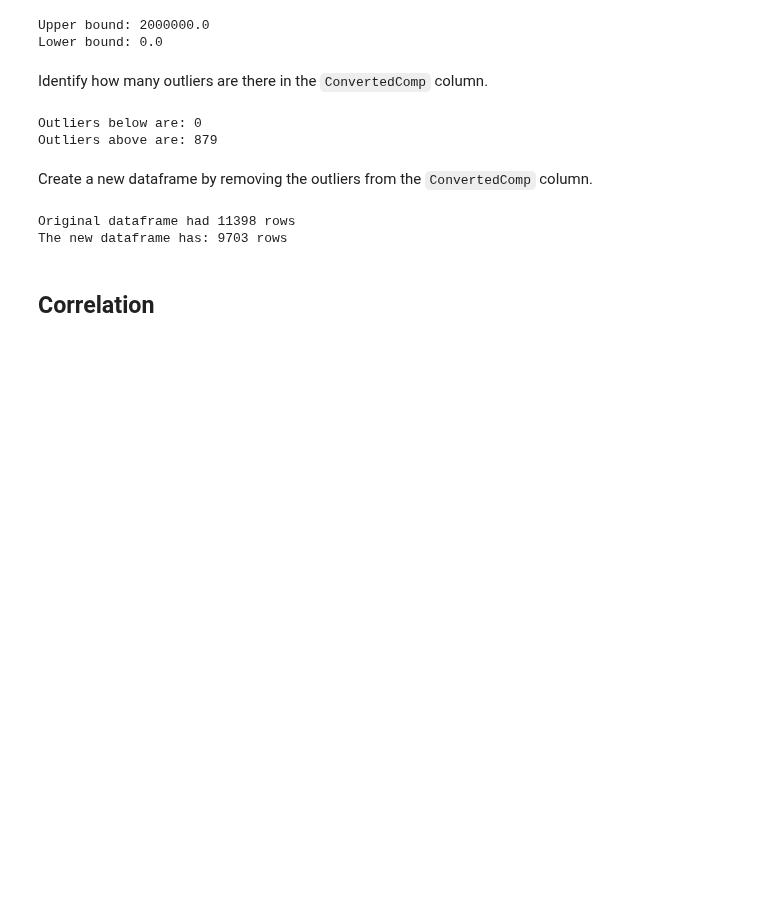
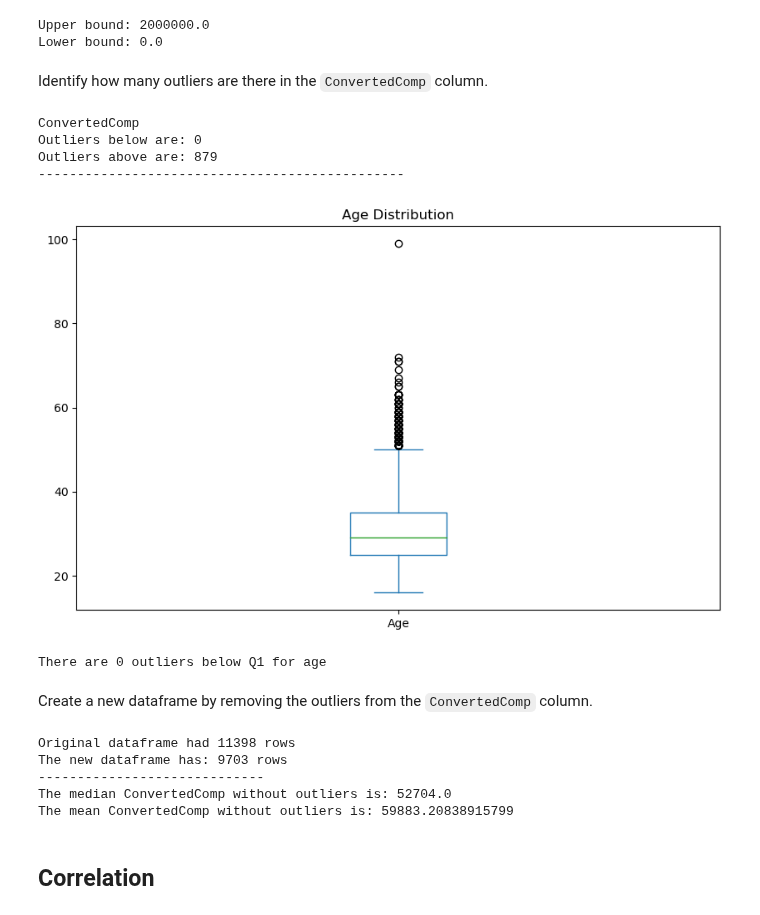
Before and after one commit to fredrickodhis/CourseraSimpleDataExploration, a Jupyter notebook: M3ExploratoryDataAnalysis-lab.ipynb, the cells around one changed output. Drawn from its saved outputs; the diff is of its cells as text; code cells hidden in the pictures; blank space fills up the shorter version.

```diff
--- a/M3ExploratoryDataAnalysis-lab.ipynb
+++ b/M3ExploratoryDataAnalysis-lab.ipynb
@@ -170,15 +174,27 @@ Identify how many outliers are there in the `ConvertedComp` column.
 # %%
 # your code goes here
 outlier_threshold = 1.5
 
 outliers_below = df[df['ConvertedComp'] < (q1 - outlier_threshold * iqr)].shape[0]
 outliers_above = df[df['ConvertedComp'] > (q3 + outlier_threshold * iqr)].shape[0]
 
+print("ConvertedComp")
 print(f"Outliers below are: {outliers_below}")
 print(f"Outliers above are: {outliers_above}")
+
+print("-----------------------------------------------")
+
+df['Age'].plot(kind="box", figsize=(10,6))
+plt.title("Age Distribution")
+plt.show()
+print(f"There are 0 outliers below Q1 for age")
 # %% [output]
+ConvertedComp
 Outliers below are: 0
 Outliers above are: 879
+-----------------------------------------------
+[figure, added]
+There are 0 outliers below Q1 for age
 # %% [markdown]
 Create a new dataframe by removing the outliers from the `ConvertedComp` column.
 # %%
@@ -187,9 +203,16 @@ new_df = df[df['ConvertedComp'] <= (q3 + outlier_threshold * iqr)]
 
 print(f"Original dataframe had {df['ConvertedComp'].shape[0]} rows")
 print(f"The new dataframe has: {new_df.shape[0]} rows")
+
+print("-----------------------------")
+print(f"The median ConvertedComp without outliers is: {new_df['ConvertedComp'].median()}")
+print(f"The mean ConvertedComp without outliers is: {new_df['ConvertedComp'].mean()}")
 # %% [output]
 Original dataframe had 11398 rows
 The new dataframe has: 9703 rows
+-----------------------------
+The median ConvertedComp without outliers is: 52704.0
+The mean ConvertedComp without outliers is: 59883.20838915799
 # %% [markdown]
 ## Correlation
 # %% [markdown]
```
Also changed, not shown: parts of 3 cells of this notebook.
